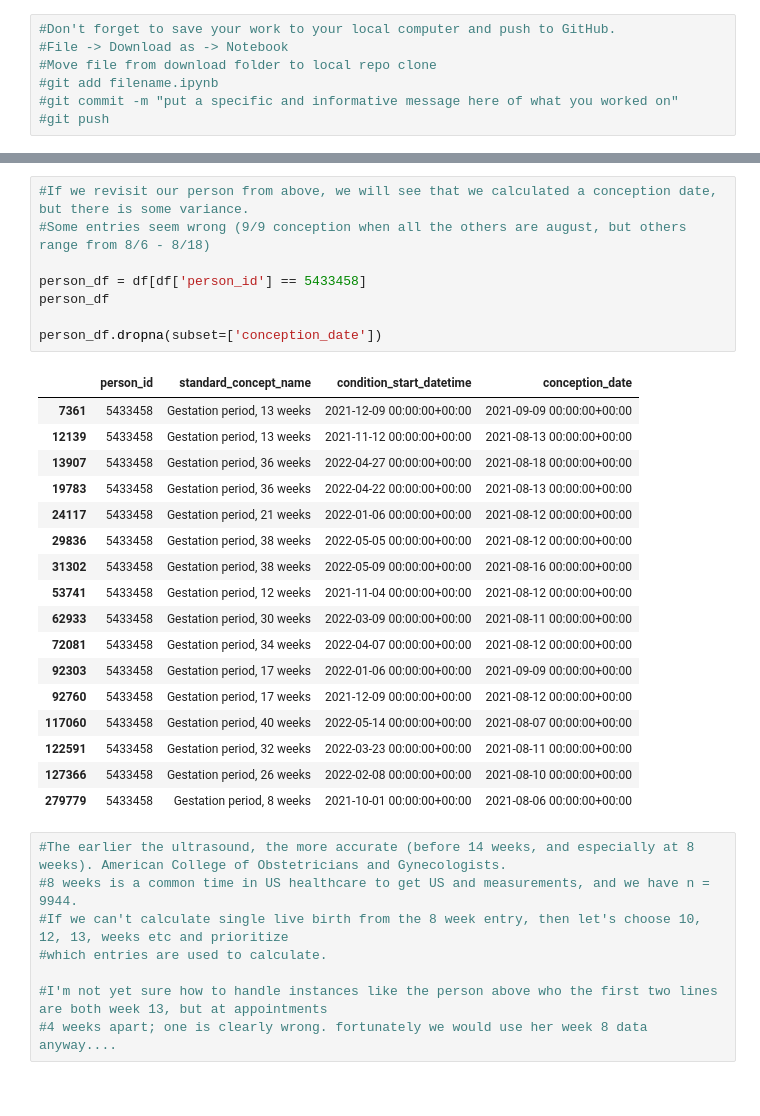
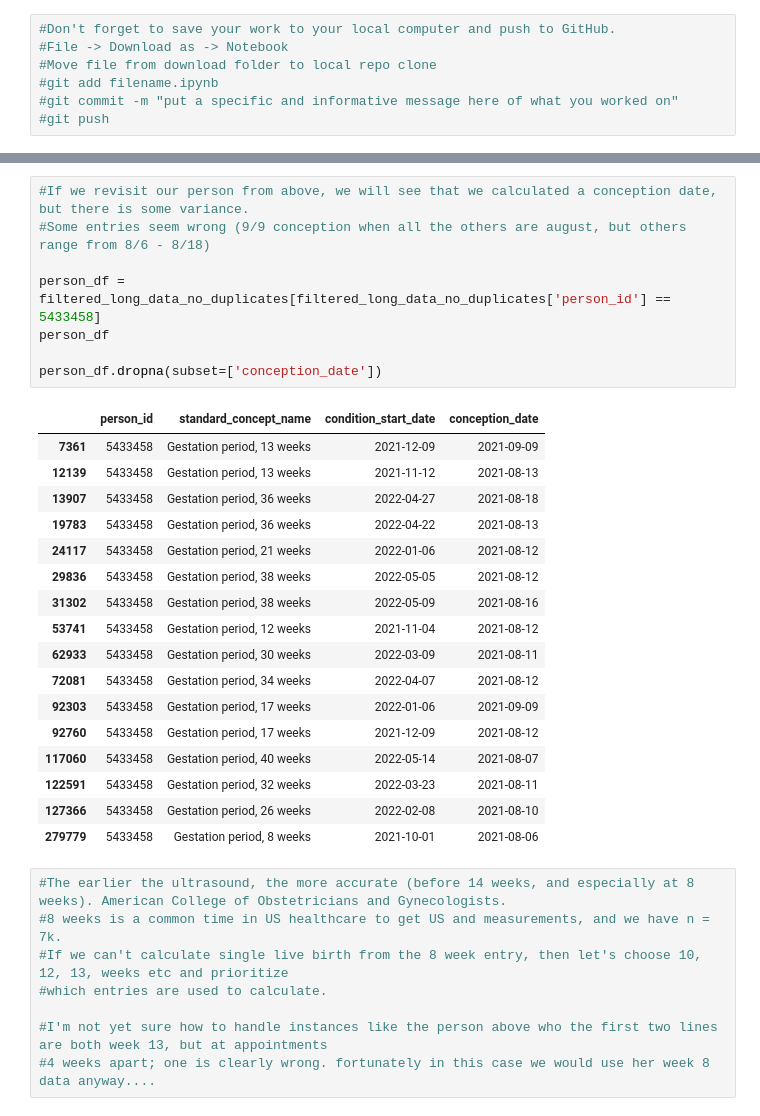
Before and after one commit to kgrillaert/preterm_birth, a Jupyter notebook: Exploration of Concept Set.ipynb, the cells around one changed output, grey strips where cells are left out. Cells and saved outputs as stored; diff of their text form.

```diff
--- a/Exploration of Concept Set.ipynb
+++ b/Exploration of Concept Set.ipynb
@@ -236,34 +433,34 @@ df.sample(10)
 # %%
 #If we revisit our person from above, we will see that we calculated a conception date, but there is some variance.
 #Some entries seem wrong (9/9 conception when all the others are august, but others range from 8/6 - 8/18)
 
-person_df = df[df['person_id'] == 5433458]
+person_df = filtered_long_data_no_duplicates[filtered_long_data_no_duplicates['person_id'] == 5433458]
 person_df
 
 person_df.dropna(subset=['conception_date'])
 # %% [output]
-|  | person_id | standard_concept_name | condition_start_datetime | conception_date |
-| 7361 | 5433458 | Gestation period, 13 weeks | 2021-12-09 00:00:00+00:00 | 2021-09-09 00:00:00+00:00 |
-| 12139 | 5433458 | Gestation period, 13 weeks | 2021-11-12 00:00:00+00:00 | 2021-08-13 00:00:00+00:00 |
-| 13907 | 5433458 | Gestation period, 36 weeks | 2022-04-27 00:00:00+00:00 | 2021-08-18 00:00:00+00:00 |
-| 19783 | 5433458 | Gestation period, 36 weeks | 2022-04-22 00:00:00+00:00 | 2021-08-13 00:00:00+00:00 |
-| 24117 | 5433458 | Gestation period, 21 weeks | 2022-01-06 00:00:00+00:00 | 2021-08-12 00:00:00+00:00 |
-| 29836 | 5433458 | Gestation period, 38 weeks | 2022-05-05 00:00:00+00:00 | 2021-08-12 00:00:00+00:00 |
-| 31302 | 5433458 | Gestation period, 38 weeks | 2022-05-09 00:00:00+00:00 | 2021-08-16 00:00:00+00:00 |
-| 53741 | 5433458 | Gestation period, 12 weeks | 2021-11-04 00:00:00+00:00 | 2021-08-12 00:00:00+00:00 |
-| 62933 | 5433458 | Gestation period, 30 weeks | 2022-03-09 00:00:00+00:00 | 2021-08-11 00:00:00+00:00 |
-| 72081 | 5433458 | Gestation period, 34 weeks | 2022-04-07 00:00:00+00:00 | 2021-08-12 00:00:00+00:00 |
-| 92303 | 5433458 | Gestation period, 17 weeks | 2022-01-06 00:00:00+00:00 | 2021-09-09 00:00:00+00:00 |
-| 92760 | 5433458 | Gestation period, 17 weeks | 2021-12-09 00:00:00+00:00 | 2021-08-12 00:00:00+00:00 |
-| 117060 | 5433458 | Gestation period, 40 weeks | 2022-05-14 00:00:00+00:00 | 2021-08-07 00:00:00+00:00 |
-| 122591 | 5433458 | Gestation period, 32 weeks | 2022-03-23 00:00:00+00:00 | 2021-08-11 00:00:00+00:00 |
-| 127366 | 5433458 | Gestation period, 26 weeks | 2022-02-08 00:00:00+00:00 | 2021-08-10 00:00:00+00:00 |
-| 279779 | 5433458 | Gestation period, 8 weeks | 2021-10-01 00:00:00+00:00 | 2021-08-06 00:00:00+00:00 |
+|  | person_id | standard_concept_name | condition_start_date | conception_date |
+| 7361 | 5433458 | Gestation period, 13 weeks | 2021-12-09 | 2021-09-09 |
+| 12139 | 5433458 | Gestation period, 13 weeks | 2021-11-12 | 2021-08-13 |
+| 13907 | 5433458 | Gestation period, 36 weeks | 2022-04-27 | 2021-08-18 |
+| 19783 | 5433458 | Gestation period, 36 weeks | 2022-04-22 | 2021-08-13 |
+| 24117 | 5433458 | Gestation period, 21 weeks | 2022-01-06 | 2021-08-12 |
+| 29836 | 5433458 | Gestation period, 38 weeks | 2022-05-05 | 2021-08-12 |
+| 31302 | 5433458 | Gestation period, 38 weeks | 2022-05-09 | 2021-08-16 |
+| 53741 | 5433458 | Gestation period, 12 weeks | 2021-11-04 | 2021-08-12 |
+| 62933 | 5433458 | Gestation period, 30 weeks | 2022-03-09 | 2021-08-11 |
+| 72081 | 5433458 | Gestation period, 34 weeks | 2022-04-07 | 2021-08-12 |
+| 92303 | 5433458 | Gestation period, 17 weeks | 2022-01-06 | 2021-09-09 |
+| 92760 | 5433458 | Gestation period, 17 weeks | 2021-12-09 | 2021-08-12 |
+| 117060 | 5433458 | Gestation period, 40 weeks | 2022-05-14 | 2021-08-07 |
+| 122591 | 5433458 | Gestation period, 32 weeks | 2022-03-23 | 2021-08-11 |
+| 127366 | 5433458 | Gestation period, 26 weeks | 2022-02-08 | 2021-08-10 |
+| 279779 | 5433458 | Gestation period, 8 weeks | 2021-10-01 | 2021-08-06 |
 # %%
 #The earlier the ultrasound, the more accurate (before 14 weeks, and especially at 8 weeks). American College of Obstetricians and Gynecologists.
-#8 weeks is a common time in US healthcare to get US and measurements, and we have n = 9944.
+#8 weeks is a common time in US healthcare to get US and measurements, and we have n = 7k.
 #If we can't calculate single live birth from the 8 week entry, then let's choose 10, 12, 13, weeks etc and prioritize
 #which entries are used to calculate.
 
 #I'm not yet sure how to handle instances like the person above who the first two lines are both week 13, but at appointments
-#4 weeks apart; one is clearly wrong. fortunately we would use her week 8 data anyway....
+#4 weeks apart; one is clearly wrong. fortunately in this case we would use her week 8 data anyway....
```
Also changed, not shown: parts of 23 cells of this notebook.
